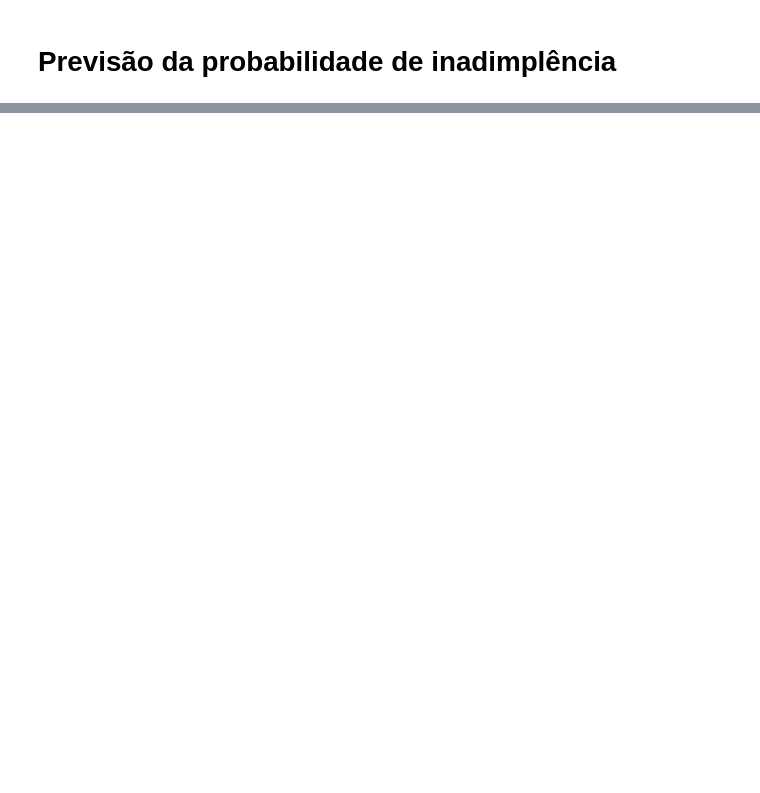
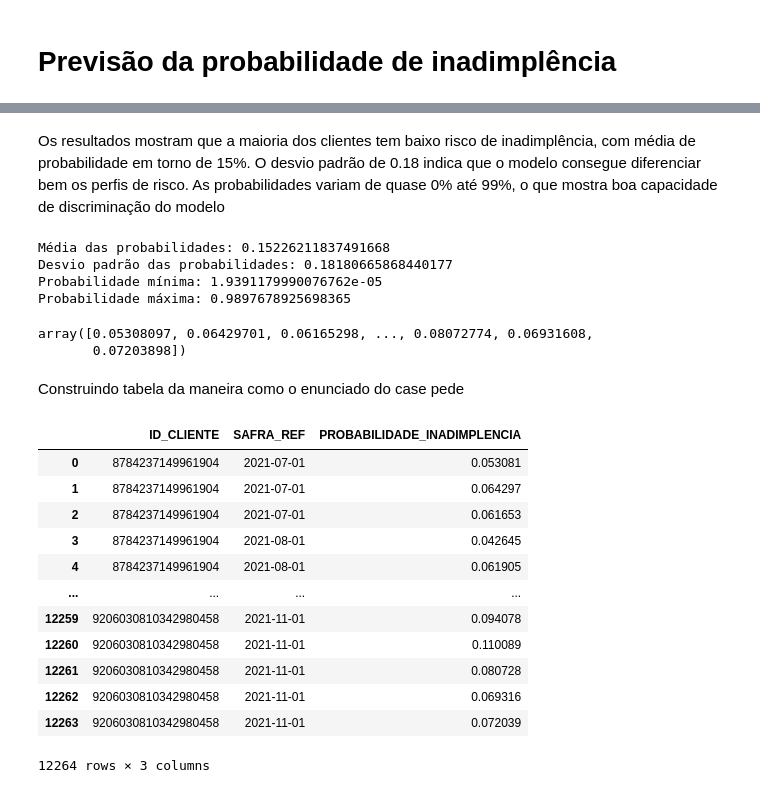
Before and after one commit to mmdes/default-risk-analysis, a Jupyter notebook: notebooks/predict_test_data.ipynb, the cells around one changed output, grey strips where cells are left out. Cells and saved outputs as stored; diff of their text form; code cells hidden in the pictures; blank space fills up the shorter version.

```diff
--- a/notebooks/predict_test_data.ipynb
+++ b/notebooks/predict_test_data.ipynb
@@ -131,9 +70,0 @@ Persistindo dados de probabilidade de inadimplência
-# %%
-import pickle
-
-# Abrindo e carregando o conteúdo
-with open('../data/processed/resultados_grid_search_cv.pkl', 'rb') as arquivo:
-    objeto = pickle.load(arquivo)
-
-# Exibindo (opcional)
-print(objeto)
@@ -141,0 +89,4 @@ print(objeto)
+# %%
+# Carregar o conteúdo
+with open('../data/processed/final_random_forest_structure.pkl', 'rb') as f:
+    modelo = pickle.load(f)
@@ -141,0 +95,2 @@ print(objeto)
+# %%
+y_proba = modelo.predict_proba(X_new)
@@ -141,0 +102,19 @@ print(objeto)
+# %% [markdown]
+ Os resultados mostram que a maioria dos clientes tem baixo risco de inadimplência, com média de probabilidade em torno de 15%. O desvio padrão de 0.18 indica que o modelo consegue diferenciar bem os perfis de risco. As probabilidades variam de quase 0% até 99%, o que mostra boa capacidade de discriminação do modelo
+# %%
+print("Média das probabilidades:", np.mean(y_proba[:, 1]))
+print("Desvio padrão das probabilidades:", np.std(y_proba[:, 1]))
+print("Probabilidade mínima:", np.min(y_proba[:, 1]))
+print("Probabilidade máxima:", np.max(y_proba[:, 1]))
+# %% [output]
+Média das probabilidades: 0.15226211837491668
+Desvio padrão das probabilidades: 0.18180665868440177
+Probabilidade mínima: 1.9391179990076762e-05
+Probabilidade máxima: 0.9897678925698365
+# %%
+y_proba[:, 1]
+# %% [output]
+array([0.05308097, 0.06429701, 0.06165298, ..., 0.08072774, 0.06931608,
+       0.07203898])
+# %% [markdown]
+Construindo tabela da maneira como o enunciado do case pede
@@ -141,0 +125,16 @@ print(objeto)
+# %%
+submissao_case
+# %% [output]
+|  | ID_CLIENTE | SAFRA_REF | PROBABILIDADE_INADIMPLENCIA |
+| 0 | 8784237149961904 | 2021-07-01 | 0.053081 |
+| 1 | 8784237149961904 | 2021-07-01 | 0.064297 |
+| 2 | 8784237149961904 | 2021-07-01 | 0.061653 |
+| 3 | 8784237149961904 | 2021-08-01 | 0.042645 |
+| 4 | 8784237149961904 | 2021-08-01 | 0.061905 |
+| ... | ... | ... | ... |
+| 12259 | 9206030810342980458 | 2021-11-01 | 0.094078 |
+| 12260 | 9206030810342980458 | 2021-11-01 | 0.110089 |
+| 12261 | 9206030810342980458 | 2021-11-01 | 0.080728 |
+| 12262 | 9206030810342980458 | 2021-11-01 | 0.069316 |
+| 12263 | 9206030810342980458 | 2021-11-01 | 0.072039 |
+12264 rows × 3 columns
```
Also changed, not shown: parts of 24 cells of this notebook, 3 other files.
